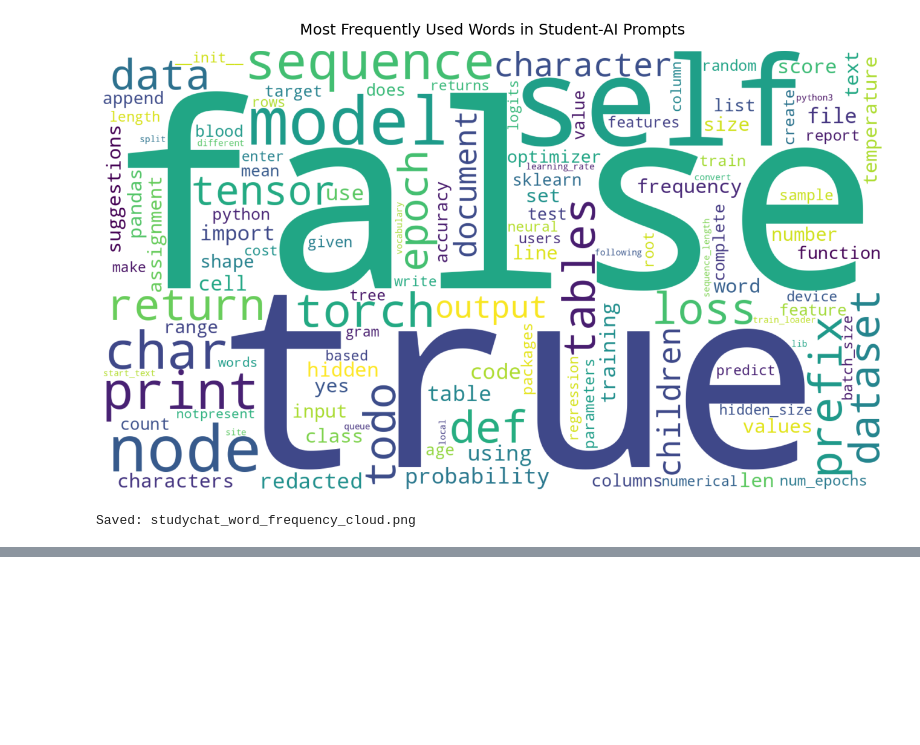
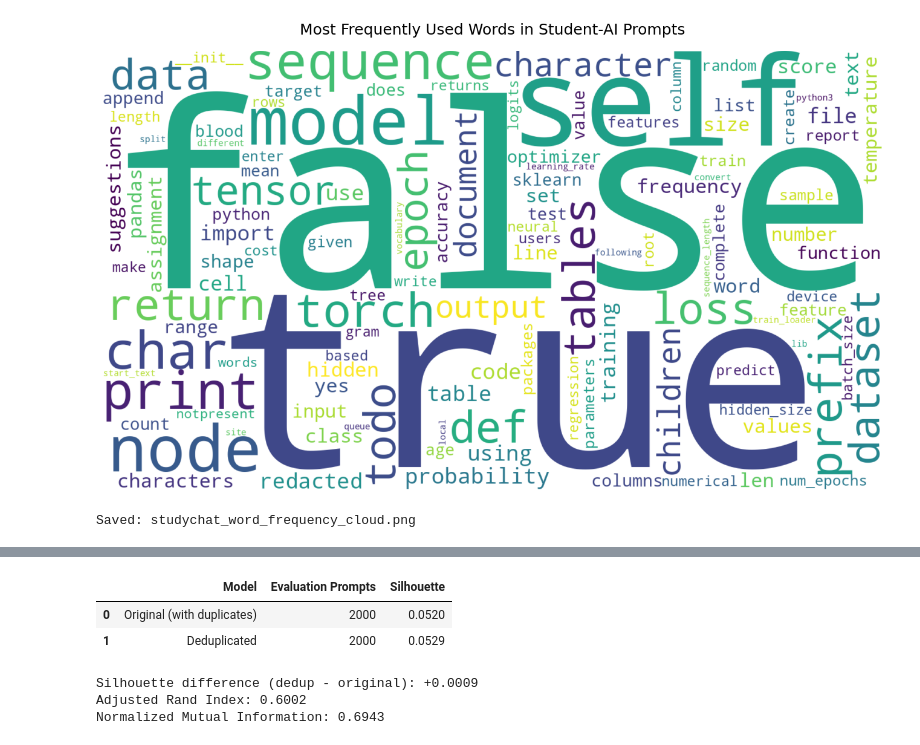
Before and after one commit to papoochu/student-ai-learning-analysis, a Jupyter notebook: notebooks/k_means.ipynb, the cells around one changed output, grey strips where cells are left out. Drawn from its saved outputs; the diff is of its cells as text; code cells hidden in the pictures; blank space fills up the shorter version.

```diff
--- a/notebooks/k_means.ipynb
+++ b/notebooks/k_means.ipynb
@@ -663,0 +786,77 @@ Saved: studychat_word_frequency_cloud.png
+# %%
+
+# Step 14: Compare K-means models on identical unique prompts
+
+import numpy as np
+import pandas as pd
+
+from sklearn.metrics import (
+    silhouette_score,
+    adjusted_rand_score,
+    normalized_mutual_info_score
+)
+
+# Select the same 2,000 unique prompts for both models
+rng = np.random.default_rng(42)
+
+eval_indices = rng.choice(
+    X_dedup.shape[0],
+    size=2000,
+    replace=False
+)
+
+X_eval = X_dedup[eval_indices]
+
+# Predict clusters using both models
+original_eval_labels = kmeans_31.predict(X_eval)
+dedup_eval_labels = kmeans_dedup.predict(X_eval)
+
+# Silhouette scores on identical prompts
+original_silhouette = silhouette_score(
+    X_eval,
+    original_eval_labels,
+    metric="euclidean"
+)
+
+dedup_silhouette = silhouette_score(
+    X_eval,
+    dedup_eval_labels,
+    metric="euclidean"
+)
+
+# Compare whether prompts are grouped similarly
+ari = adjusted_rand_score(
+    original_eval_labels,
+    dedup_eval_labels
+)
+
+nmi = normalized_mutual_info_score(
+    original_eval_labels,
+    dedup_eval_labels
+)
+
+comparison_df = pd.DataFrame([
+    {
+        "Model": "Original (with duplicates)",
+        "Evaluation Prompts": len(eval_indices),
+        "Silhouette": original_silhouette
+    },
+    {
+        "Model": "Deduplicated",
+        "Evaluation Prompts": len(eval_indices),
+        "Silhouette": dedup_silhouette
+    }
+])
+
+display(comparison_df.round(4))
+
+print(f"Silhouette difference (dedup - original): {dedup_silhouette - original_silhouette:+.4f}")
+print(f"Adjusted Rand Index: {ari:.4f}")
+print(f"Normalized Mutual Information: {nmi:.4f}")
+# %% [output]
+|  | Model | Evaluation Prompts | Silhouette |
+| 0 | Original (with duplicates) | 2000 | 0.0520 |
+| 1 | Deduplicated | 2000 | 0.0529 |
+Silhouette difference (dedup - original): +0.0009
+Adjusted Rand Index: 0.6002
+Normalized Mutual Information: 0.6943
```
Also changed, not shown: parts of 5 cells of this notebook.
